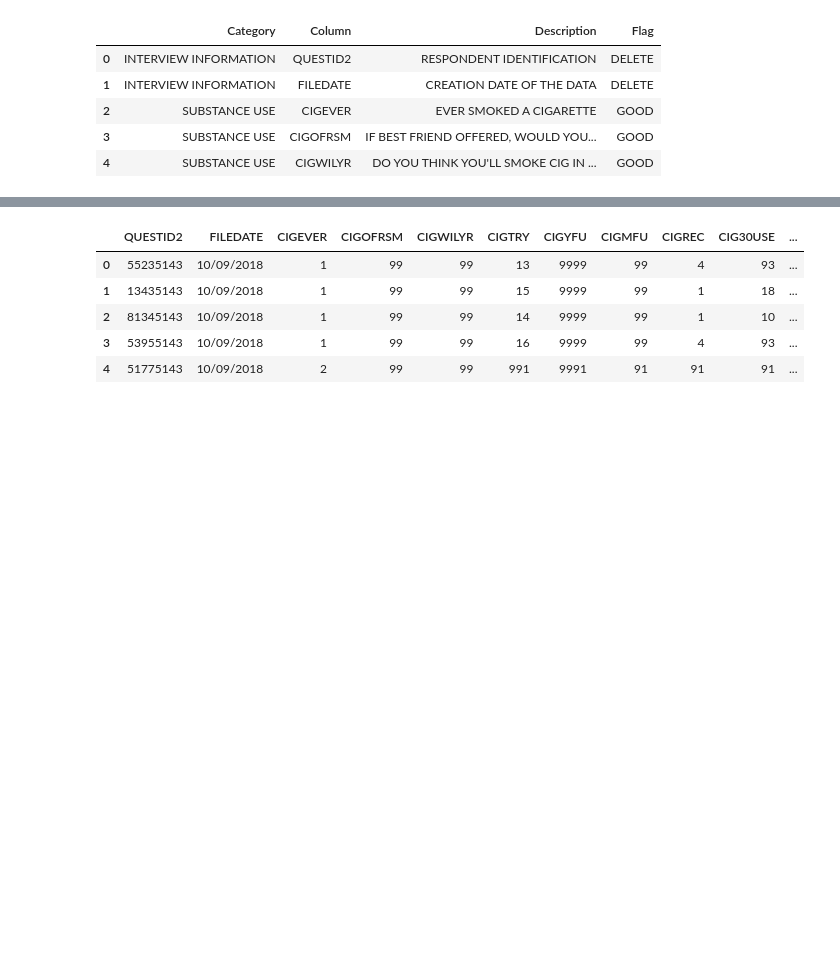
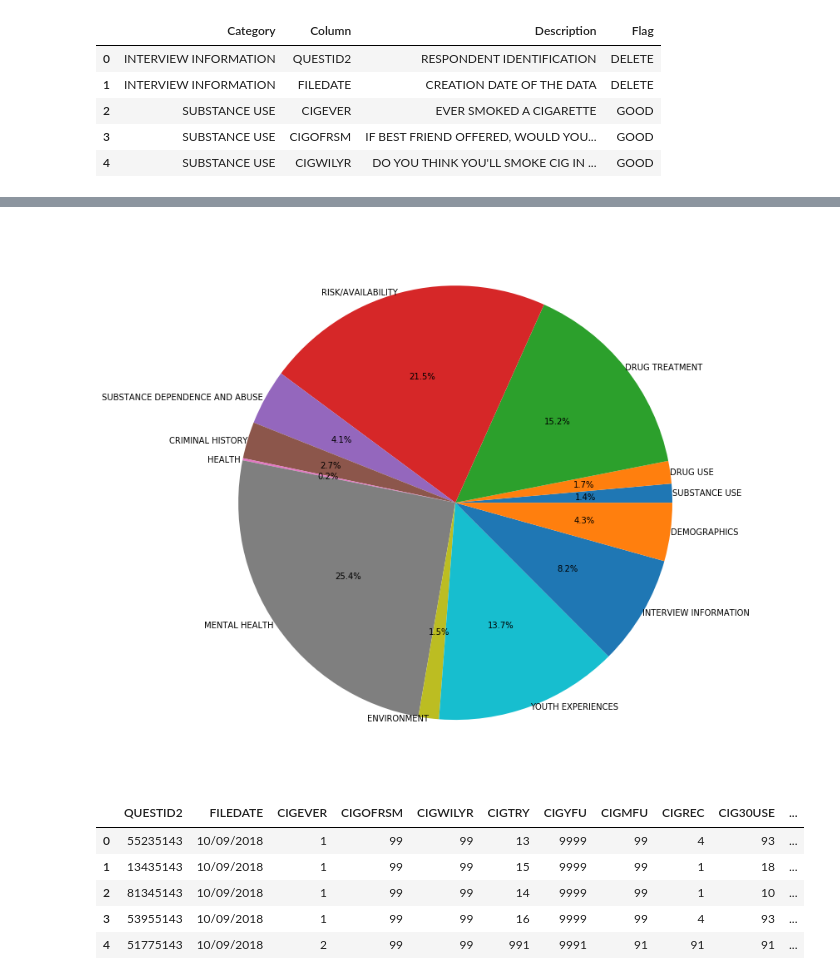
Before and after one commit to DannyJoann/drug-abuse-prediction, a Jupyter notebook: code/Data cleaner.ipynb, the cells around one changed output, grey strips where cells are left out. Saved outputs shown, nothing was run; the diff lists cells and outputs as text; code cells hidden in the pictures; blank space fills up the shorter version.

Commit message:
Pie chart added.

```diff
--- a/code/Data cleaner.ipynb
+++ b/code/Data cleaner.ipynb
@@ -21,0 +27,4 @@ categories.head()
+# %%
+good_categories = categories.loc[categories.Flag == 'GOOD']
+pivot_columns = good_categories.Category.unique()
+categories_count = good_categories.groupby('Category').count()
@@ -21,0 +47,2 @@ categories.head()
+# %%
+categories_count = categories_count['Column']
@@ -22,3 +66,13 @@ categories.head()
+# %%
+plt.hist(categories_count)
+plt.pie(categories_count, labels=labels, autopct='%1.1f%%', shadow=False, labeldistance=1)
+# plt.legend(patches, labels, loc="best")
+fig = plt.gcf()
+fig.set_size_inches(12,12)
+# plt.tight_layout()
+plt.show()
+# %% [output]
+[figure, added]
 # %%
 main_data.head()
 # %% [output]
```
Also changed, not shown: parts of 7 cells of this notebook.
